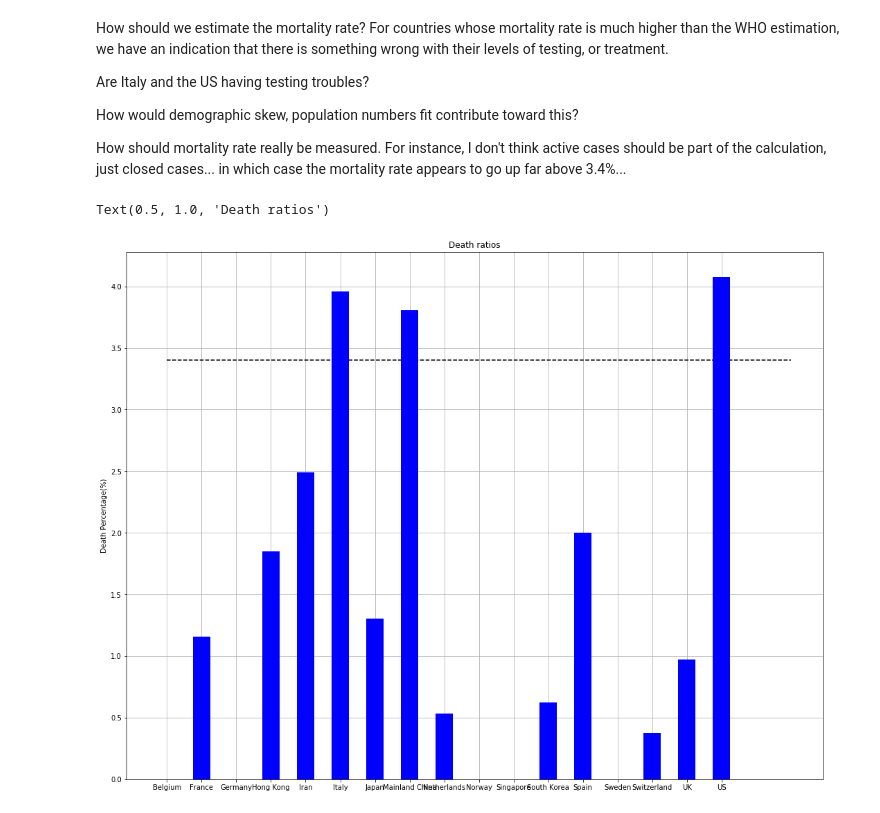
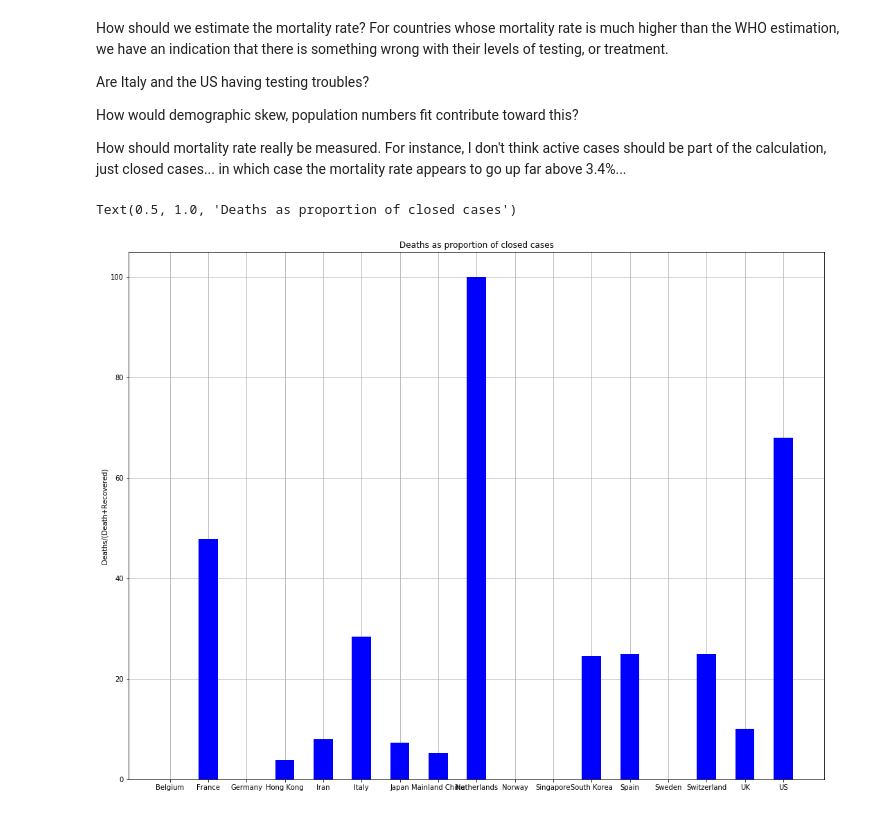
Before and after one commit to JeanRintoul/Covid-19, a Jupyter notebook: Covid.ipynb, the cells around one changed output. Drawn from its saved outputs; the diff is of its cells as text; code cells hidden in the pictures.

```diff
--- a/Covid.ipynb
+++ b/Covid.ipynb
@@ -34,7 +34,7 @@ for i in columns:
 
     if min2_threshold_confirmed_cases < confirmed[i][-1] < max2_threshold_confirmed_cases and i != 'Others':
       counts.append(i)
-      all_mortality_rate.append(100*(dead[i][-1])/confirmed[i][-1])
+      all_mortality_rate.append(100*(dead[i][-1])/(recovered[i][-1] + (dead[i][-1])  ))
 
 subset = confirmed.loc[:,selected]
 USvsUK = confirmed.loc[:,['US','UK','Hong Kong']]
@@ -66,11 +66,11 @@ How should mortality rate really be measured. For instance, I don't think active
 # %%
 fig, (ax1) = plt.subplots(1)
 ax1.grid(zorder=0)
 ax1.bar(counts,all_mortality_rate, width=0.5, color='b', align='center',zorder = 3)
-threshold = 3.4 # this is the WHO mortality estimation on March 3.
-ax1.plot([0., 18.0], [threshold, threshold], "k--")
-ax1.set_ylabel('Death Percentage(%)')
-ax1.set_title('Death ratios')
+#threshold = 3.4 # this is the WHO mortality estimation on March 3.
+#ax1.plot([0., 18.0], [threshold, threshold], "k--")
+ax1.set_ylabel('Deaths/(Death+Recovered)')
+ax1.set_title('Deaths as proportion of closed cases')
 # %% [output]
-Text(0.5, 1.0, 'Death ratios')
+Text(0.5, 1.0, 'Deaths as proportion of closed cases')
-[figure, old version]
+[figure, new version]
```
